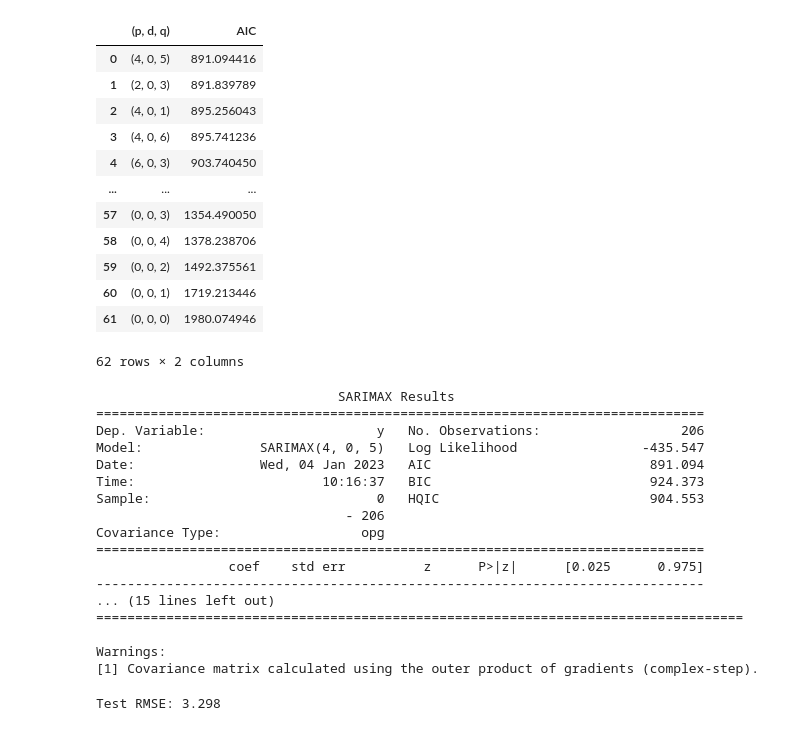
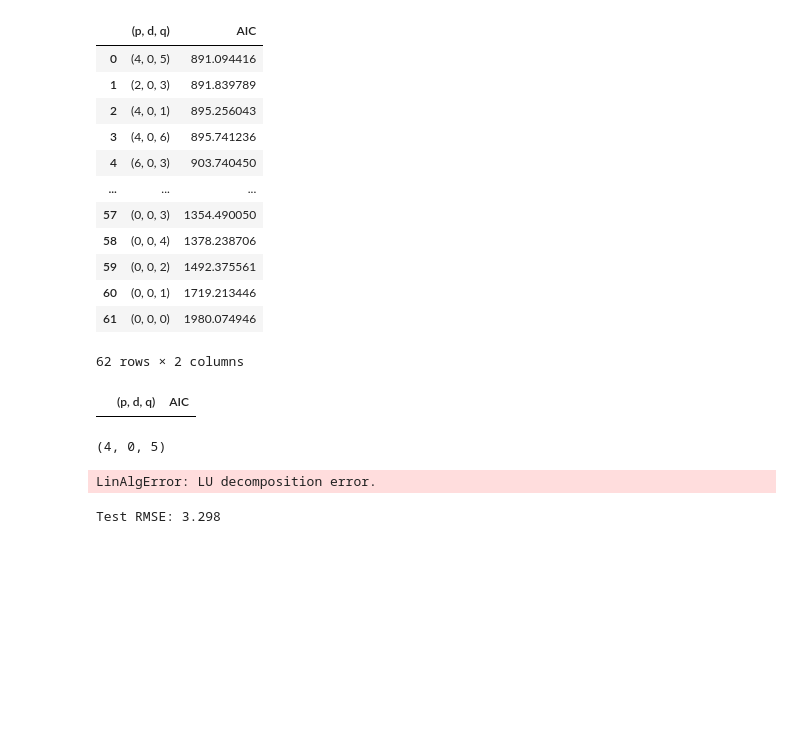
Before and after one commit to reluzita/LU-URBC, a Jupyter notebook: baselines.ipynb, the cells around one changed output. Cells and saved outputs as stored; diff of their text form; code cells hidden in the pictures; blank space fills up the shorter version.

```diff
--- a/baselines.ipynb
+++ b/baselines.ipynb
@@ -14,7 +14,7 @@ from statsmodels.stats.diagnostic import acorr_ljungbox
 import warnings
 warnings.filterwarnings('ignore')
 # %%
-data = pd.read_csv('data/covid_deaths_clean.csv').set_index('date')
+data = pd.read_csv('data/clean/covid_deaths.csv').set_index('date')
 # %% [markdown]
 ## Data exploration
 # %%
@@ -173,27 +173,19 @@ result_df
 | 60 | (0, 0, 1) | 1719.213446 |
 | 61 | (0, 0, 0) | 1980.074946 |
 62 rows × 2 columns
+# %%
+result_df[result_df['(p, d, q)'] == (4, 0, 0)]
+# %% [output]
+|  | (p, d, q) | AIC |
+# %%
+result_df['(p, d, q)'][0]
+# %% [output]
+(4, 0, 5)
 # %%
-best_model = SARIMAX(train, order=(4,0,5)).fit()
+best_model = SARIMAX(train, order=(4, 0, 0)).fit()
 print(best_model.summary())
 # %% [output]
-                               SARIMAX Results
-==============================================================================
-Dep. Variable:                      y   No. Observations:                  206
-Model:               SARIMAX(4, 0, 5)   Log Likelihood                -435.547
-Date:                Wed, 04 Jan 2023   AIC                            891.094
-Time:                        10:16:37   BIC                            924.373
-Sample:                             0   HQIC                           904.553
-                                - 206
-Covariance Type:                  opg
-==============================================================================
-                 coef    std err          z      P>|z|      [0.025      0.975]
-------------------------------------------------------------------------------
-... (15 lines left out)
-===================================================================================
-
-Warnings:
-[1] Covariance matrix calculated using the outer product of gradients (complex-step).
+LinAlgError: LU decomposition error.
 # %%
 predictions = best_model.forecast(forecasting_horizon)
 rmse = sqrt(mean_squared_error(test, predictions))
```
Also changed, not shown: 7 other files.
